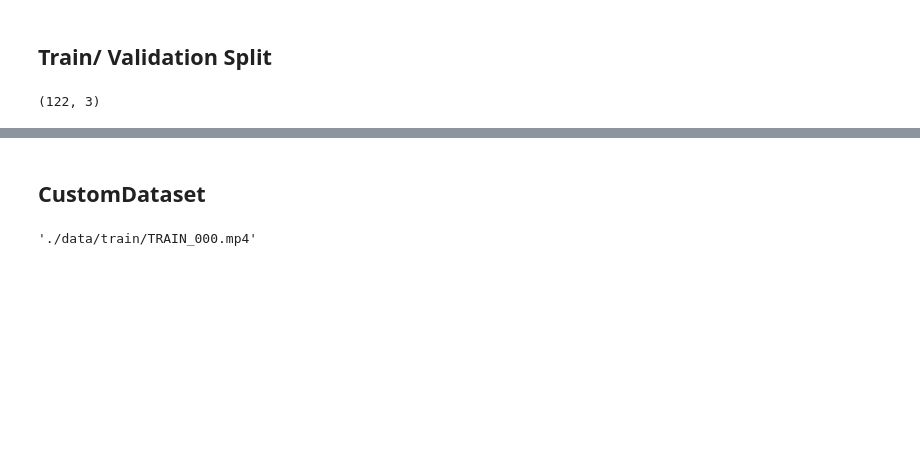
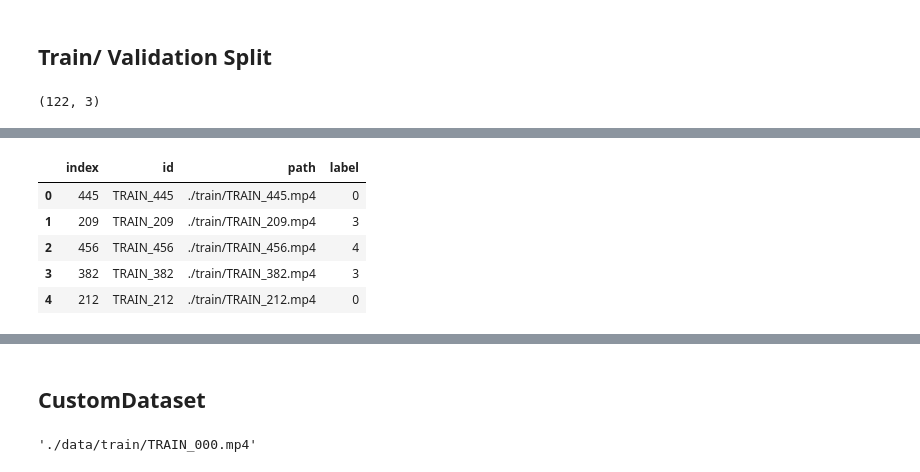
Before and after one commit to SangHui48/dacon_hand_gesture_detect_modeling, a Jupyter notebook: baseline_to_tensorflow.ipynb, the cells around one changed output, grey strips where cells are left out. Drawn from its saved outputs; the diff is of its cells as text; code cells hidden in the pictures; blank space fills up the shorter version.

Commit message:
1/22
baseline code model training complete

```diff
--- a/baseline_to_tensorflow.ipynb
+++ b/baseline_to_tensorflow.ipynb
@@ -121,0 +131,11 @@ val.shape
+# %%
+val.reset_index(inplace=True)
+# %%
+val.head()
+# %% [output]
+|  | index | id | path | label |
+| 0 | 445 | TRAIN_445 | ./train/TRAIN_445.mp4 | 0 |
+| 1 | 209 | TRAIN_209 | ./train/TRAIN_209.mp4 | 3 |
+| 2 | 456 | TRAIN_456 | ./train/TRAIN_456.mp4 | 4 |
+| 3 | 382 | TRAIN_382 | ./train/TRAIN_382.mp4 | 3 |
+| 4 | 212 | TRAIN_212 | ./train/TRAIN_212.mp4 | 0 |
```
Also changed, not shown: parts of 12 cells of this notebook.
